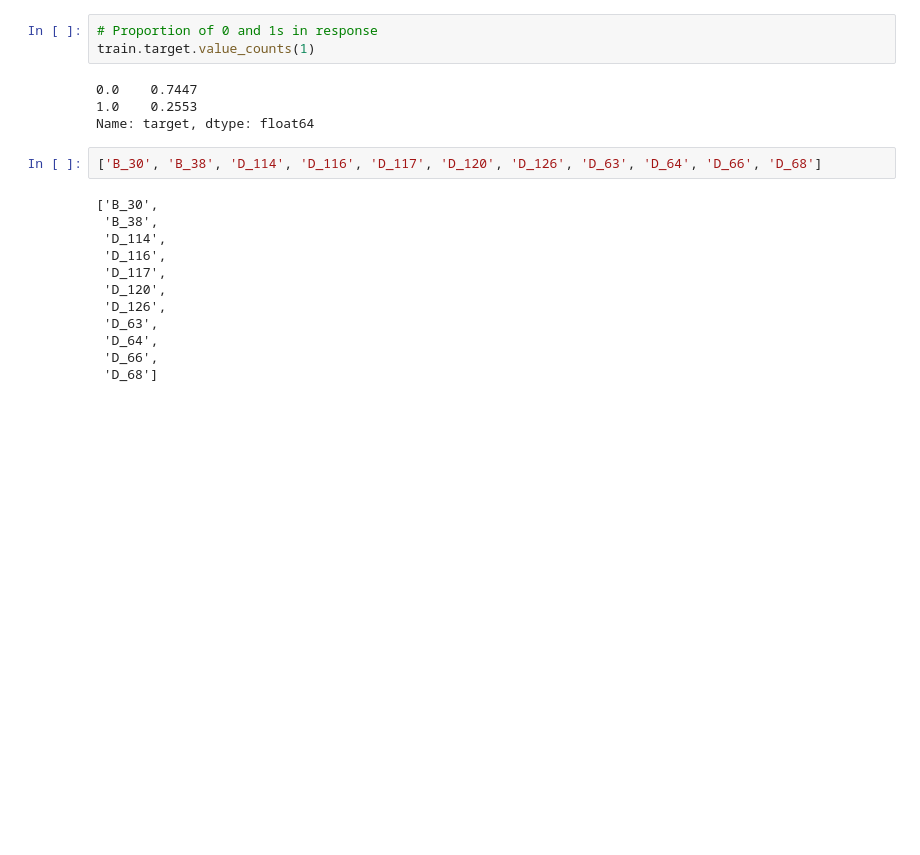
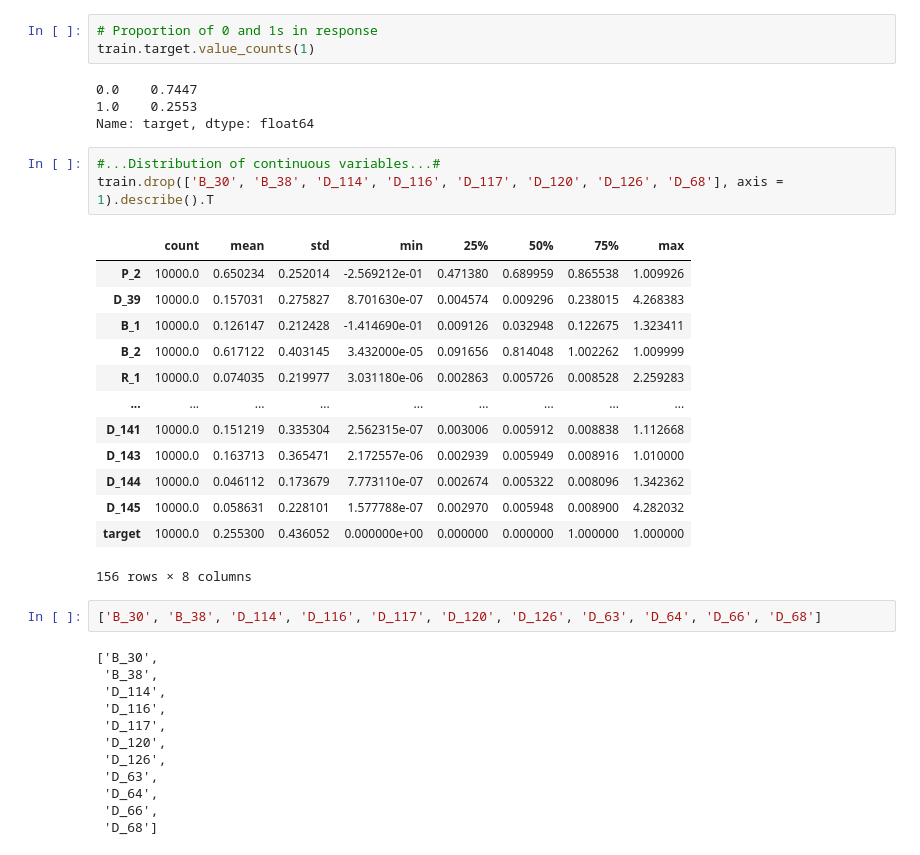
Before and after one commit to LinhNgaNguyen/STAT303-3-Project, a Jupyter notebook: EDA + Baseline Models.ipynb, the cells around one changed output. Saved outputs shown, nothing was run; the diff lists cells and outputs as text; blank space fills up the shorter version.

```diff
--- a/EDA + Baseline Models.ipynb
+++ b/EDA + Baseline Models.ipynb
@@ -111,6 +108,23 @@ train.target.value_counts(1)
 0.0    0.7447
 1.0    0.2553
 Name: target, dtype: float64
+# %%
+#...Distribution of continuous variables...#
+train.drop(['B_30', 'B_38', 'D_114', 'D_116', 'D_117', 'D_120', 'D_126', 'D_68'], axis = 1).describe().T
+# %% [output]
+|  | count | mean | std | min | 25% | 50% | 75% | max |
+| P_2 | 10000.0 | 0.650234 | 0.252014 | -2.569212e-01 | 0.471380 | 0.689959 | 0.865538 | 1.009926 |
+| D_39 | 10000.0 | 0.157031 | 0.275827 | 8.701630e-07 | 0.004574 | 0.009296 | 0.238015 | 4.268383 |
+| B_1 | 10000.0 | 0.126147 | 0.212428 | -1.414690e-01 | 0.009126 | 0.032948 | 0.122675 | 1.323411 |
+| B_2 | 10000.0 | 0.617122 | 0.403145 | 3.432000e-05 | 0.091656 | 0.814048 | 1.002262 | 1.009999 |
+| R_1 | 10000.0 | 0.074035 | 0.219977 | 3.031180e-06 | 0.002863 | 0.005726 | 0.008528 | 2.259283 |
+| ... | ... | ... | ... | ... | ... | ... | ... | ... |
+| D_141 | 10000.0 | 0.151219 | 0.335304 | 2.562315e-07 | 0.003006 | 0.005912 | 0.008838 | 1.112668 |
+| D_143 | 10000.0 | 0.163713 | 0.365471 | 2.172557e-06 | 0.002939 | 0.005949 | 0.008916 | 1.010000 |
+| D_144 | 10000.0 | 0.046112 | 0.173679 | 7.773110e-07 | 0.002674 | 0.005322 | 0.008096 | 1.342362 |
+| D_145 | 10000.0 | 0.058631 | 0.228101 | 1.577788e-07 | 0.002970 | 0.005948 | 0.008900 | 4.282032 |
+| target | 10000.0 | 0.255300 | 0.436052 | 0.000000e+00 | 0.000000 | 0.000000 | 1.000000 | 1.000000 |
+156 rows × 8 columns
 # %%
 ['B_30', 'B_38', 'D_114', 'D_116', 'D_117', 'D_120', 'D_126', 'D_63', 'D_64', 'D_66', 'D_68']
 # %% [output]
```
Also changed, not shown: parts of 2 cells of this notebook.
